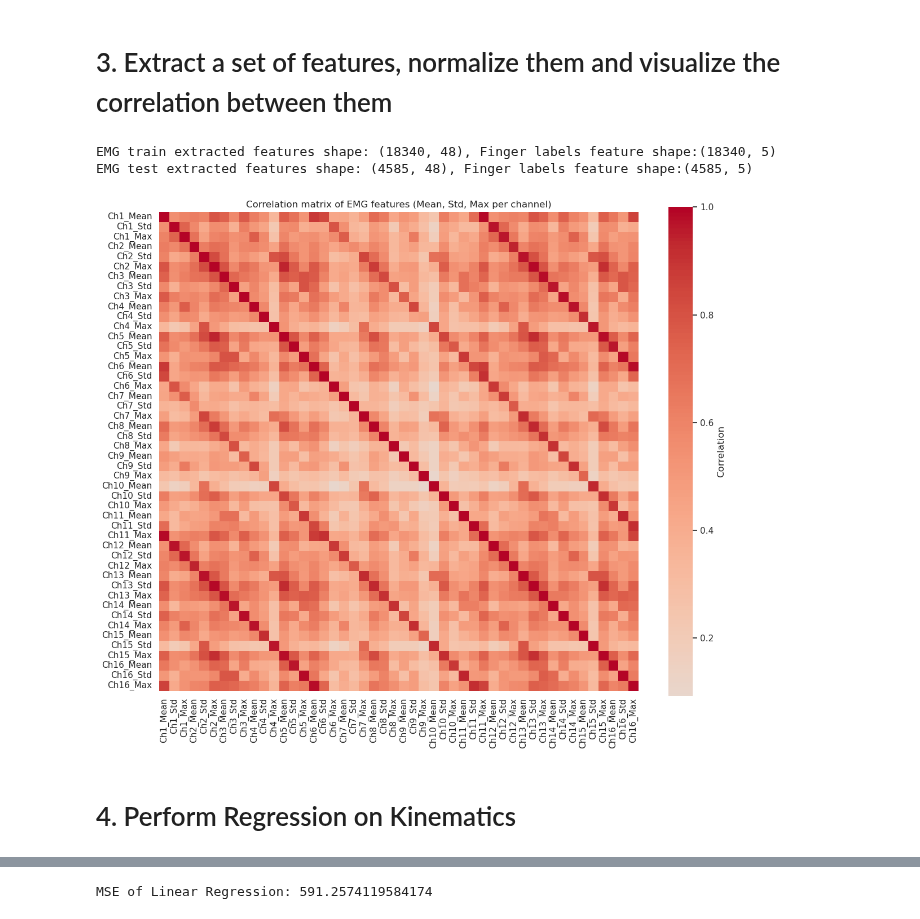
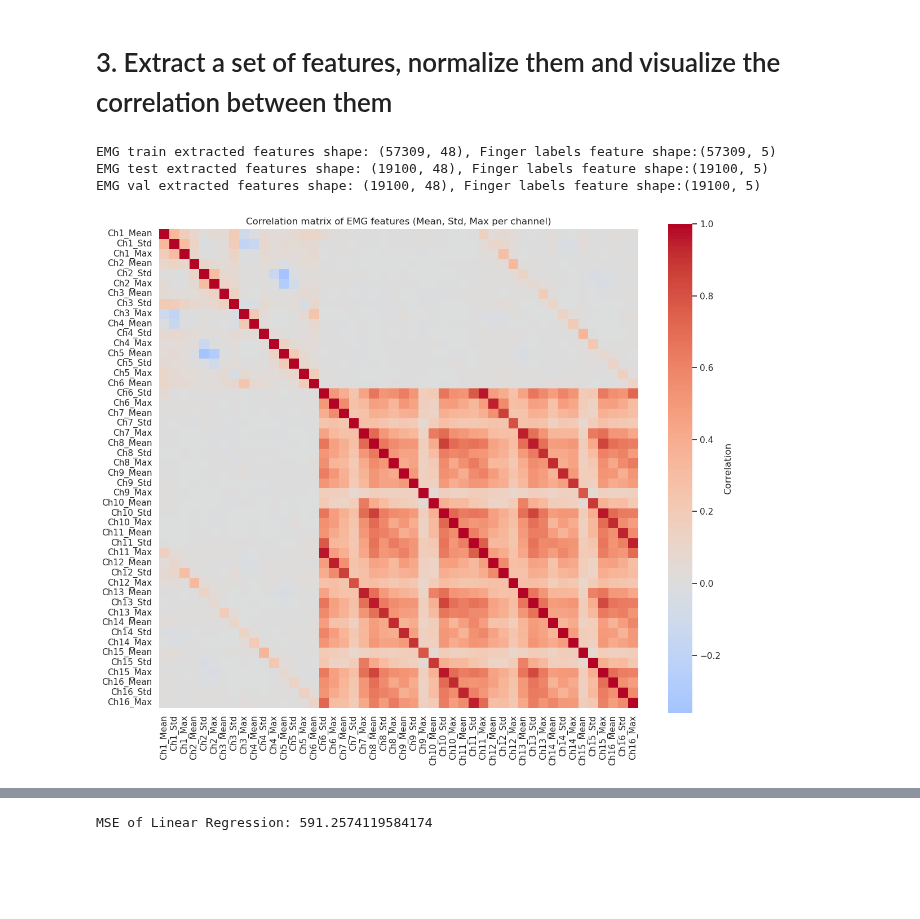
Before and after one commit to Tournedos/NSSP_project2_groupK, a Jupyter notebook: Part3.ipynb, the cells around one changed output, grey strips where cells are left out. Cells and saved outputs as stored; diff of their text form; code cells hidden in the pictures; blank space fills up the shorter version.

```diff
--- a/Part3.ipynb
+++ b/Part3.ipynb
@@ -153,9 +173,9 @@ This approach allows us to extract smaller segments of the EMG data, each corres
 The sliding window technique ensures that we capture temporal patterns in the signal by dividing it into time segments,
 while maintaining continuity through overlapping segments.
 # %%
-fs = 2000  # [Hz], from dataset description
+fs = 2400  # [Hz], it should always be 2400hz
 emg_window_length_sec = 50e-3  # [s]
-incremental_window_length_sec = 50e-3  # [s]  IT should be 10ms but kills the kernel so for now let's do 50 ms
+incremental_window_length_sec = 10e-3  # [s]  IT should be 10ms but kills the kernel so for now let's do 50 ms
 # %%
 def extract_time_windows_regression(EMG: np.ndarray, Label: np.ndarray, fs: int, win_len: int, step: int):
 # This function is used to cut the time windows from the raw EMG
@@ -190,14 +210,16 @@ def extract_time_windows_regression(EMG: np.ndarray, Label: np.ndarray, fs: int,
 # %%
 from sklearn.model_selection import train_test_split
 # extract over lapping time windows on the whole dataset before splitting the dataset into train, validation and test
-EMG_windows, Labels_windows = extract_time_windows_regression(EMG_envelopes, glove_fingers, fs, emg_window_length_sec, incremental_window_length_sec)
-#IMPORTANT here to apply it to glove_fingers
 
-# randomly pick data for train, validation and test
-EMG_train_windows, EMG_test_windows, Labels_train_windows, Labels_test_windows = train_test_split(EMG_windows, Labels_windows, test_size=0.2, random_state=151)
+emg_train_windows,labels_train_windows = extract_time_windows_regression(X_train,Y_train,fs,emg_window_length_sec,incremental_window_length_sec)
+emg_test_windows,labels_test_windows = extract_time_windows_regression(X_test,Y_test,fs,emg_window_length_sec,incremental_window_length_sec)
+emg_val_windows,labels_val_windows = extract_time_windows_regression(X_val,Y_val,fs,emg_window_length_sec,incremental_window_length_sec)
 
-print(f"EMG train data shape: {EMG_train_windows.shape}, Train label shape: {Labels_train_windows.shape}")
-print(f"EMG test data shape: {EMG_test_windows.shape}, Test label shape: {Labels_test_windows.shape}")
+emg_window_length_sec,incremental_window_length_sec
+
+print(f"EMG train data shape: {emg_train_windows.shape}, Train label shape: {labels_train_windows.shape}")
+print(f"EMG test data shape: {emg_test_windows.shape}, Test label shape: {labels_test_windows.shape}")
+print(f"EMG validation data shape: {emg_val_windows.shape}, Validation label shape: {labels_val_windows.shape}")
 
 #shapes seems right, 16 for the 16 EMG channels
 # 18 for the 18 joint
@@ -216,7 +239,7 @@ our test set is smaller than train set !
 # %% [markdown]
 # 3. Extract a set of features, normalize them and visualize the correlation between them
 # %%
-def extract_features(EMG_windows: np.ndarray, Labels_windows: np.ndarray):
+def extract_features(EMG_windows: np.ndarray, labels_windows: np.ndarray):
     """
     This function is defined to extract the mean and standard deviation of each window
     :param EMG_windows: A Numpy array containing the windows
@@ -227,47 +250,48 @@ def extract_features(EMG_windows: np.ndarray, Labels_windows: np.ndarray):
     EMG_std = np.std(EMG_windows, axis=1)
     EMG_max_amplitude = np.max(EMG_windows, axis=1)
 
-    Labels_mean = np.mean(Labels_windows,axis=1)
+    labels_mean = np.mean(labels_windows,axis=1)
 
     # Concatenate the mean and std of each window
-    EMG_extracted_features = np.concatenate((EMG_mean, EMG_std, EMG_max_amplitude), axis=1)
-    return EMG_extracted_features, Labels_mean
+    emg_extracted_features = np.concatenate((EMG_mean, EMG_std, EMG_max_amplitude), axis=1)
+    return emg_extracted_features, labels_mean
 # %%
-EMG_train_extracted_features, Labels_train_mean = extract_features(EMG_train_windows,Labels_train_windows)
-EMG_test_extracted_features, Labels_test_mean = extract_features(EMG_test_windows,Labels_test_windows)
+emg_train_extracted_features, labels_train_mean = extract_features(emg_train_windows,labels_train_windows)
+emg_test_extracted_features, labels_test_mean = extract_features(emg_test_windows,labels_test_windows)
+emg_val_extracted_features, labels_val_mean = extract_features(emg_val_windows,labels_val_windows)
 
-print("EMG train extracted features shape: {}, Finger labels feature shape:{}".format(EMG_train_extracted_features.shape, Labels_train_mean.shape))
-print("EMG test extracted features shape: {}, Finger labels feature shape:{}".format(EMG_test_extracted_features.shape, Labels_test_mean.shape))
+print("EMG train extracted features shape: {}, Finger labels feature shape:{}".format(emg_train_extracted_features.shape, labels_train_mean.shape))
+print("EMG test extracted features shape: {}, Finger labels feature shape:{}".format(emg_test_extracted_features.shape, labels_test_mean.shape))
+print("EMG val extracted features shape: {}, Finger labels feature shape:{}".format(emg_val_extracted_features.shape, labels_val_mean.shape))
 # %% [output]
-EMG train extracted features shape: (18340, 48), Finger labels feature shape:(18340, 5)
-EMG test extracted features shape: (4585, 48), Finger labels feature shape:(4585, 5)
+EMG train extracted features shape: (57309, 48), Finger labels feature shape:(57309, 5)
+EMG test extracted features shape: (19100, 48), Finger labels feature shape:(19100, 5)
+EMG val extracted features shape: (19100, 48), Finger labels feature shape:(19100, 5)
 # %%
 from sklearn.preprocessing import StandardScaler
 
 scaler = StandardScaler()
-EMG_train_norm = scaler.fit_transform(EMG_train_extracted_features) #now each feature has mean 0,std 1 across all windows
+emg_train_norm = scaler.fit_transform(emg_train_extracted_features) #now each feature has mean 0,std 1 across all windows
 
 # 2. Compute correlation matrix
-corr_matrix = np.corrcoef(EMG_train_norm, rowvar=False)  # shape (48,48)
+corr_matrix = np.corrcoef(emg_train_norm, rowvar=False)  # shape (48,48)
 
 # 3. Build readable labels: "Ch1_Mean", "Ch1_Std", "Ch1_Max", ...
 n_channels = 16
 feature_types = ["Mean", "Std", "Max"]
 labels = []
 for ch in range(1, n_channels+1):
     for ftype in feature_types:
         labels.append(f"Ch{ch}_{ftype}")
 
 # 4. Plot heatmap
 plt.figure(figsize=(12, 10))
 sns.heatmap(corr_matrix, xticklabels=labels, yticklabels=labels, cmap="coolwarm", center=0,
             cbar_kws={'label': 'Correlation'}, square=True)
 plt.title("Correlation matrix of EMG features (Mean, Std, Max per channel)")
 plt.xticks(rotation=90)
 plt.yticks(rotation=0)
 plt.tight_layout()
 plt.show()
 # %% [output]
-[figure, old version]
+[figure, new version]
-# %% [markdown]
-# 4. Perform Regression on Kinematics
```
Also changed, not shown: parts of 9 cells of this notebook.
